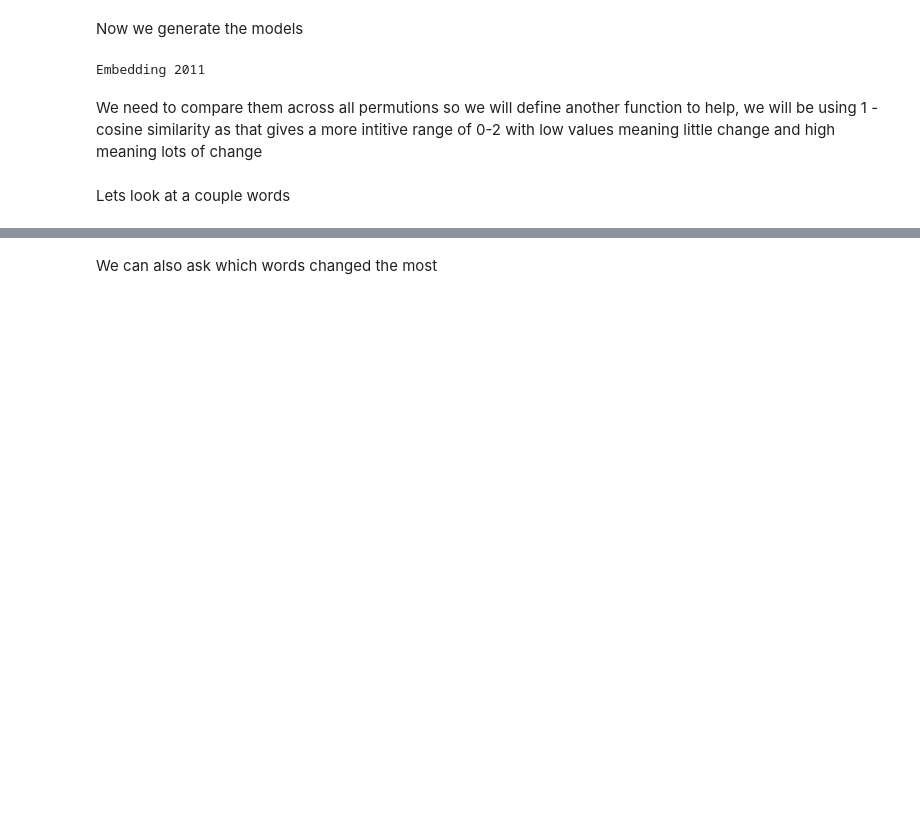
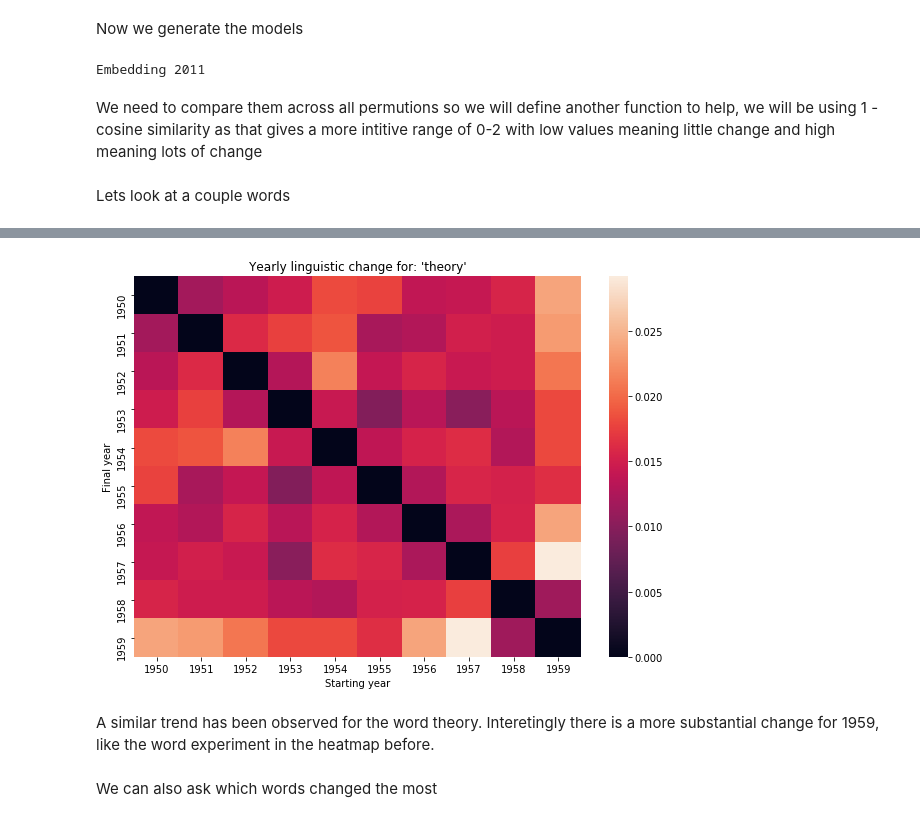
Before and after one commit to zahraamalias/content-analysis-2018, a Jupyter notebook: 4-Word-Embedding/4-Word-Embedding-Supplemental.ipynb, the cells around one changed output, grey strips where cells are left out. Cells and saved outputs as stored; diff of their text form; code cells hidden in the pictures; blank space fills up the shorter version.

```diff
--- a/4-Word-Embedding/4-Word-Embedding-Supplemental.ipynb
+++ b/4-Word-Embedding/4-Word-Embedding-Supplemental.ipynb
@@ -347,14 +366,18 @@ array=[-0.06345095  0.06207875  0.04637491 -0.084441    0.07327348  0.08753265
 # %%
-targetWord = 'triple'
+targetWord = 'theory'
 
 pltDF = getDivergenceDF(targetWord, comparedEmbeddings)
 fig, ax = plt.subplots(figsize = (10, 7))
 seaborn.heatmap(pltDF, ax = ax, annot = False) #set annot True for a lot more information
 ax.set_xlabel("Starting year")
 ax.set_ylabel("Final year")
 ax.set_ylabel("Final year")
 ax.set_title("Yearly linguistic change for: '{}'".format(targetWord))
 plt.show()
+# %% [output]
+[figure, added]
+# %% [markdown]
+A similar trend has been observed for the word theory. Interetingly there is a more substantial change for 1959, like the word experiment in the heatmap before.
 # %% [markdown]
 We can also ask which words changed the most
 # %%
```
Also changed, not shown: parts of 34 cells of this notebook, 1 other file.
